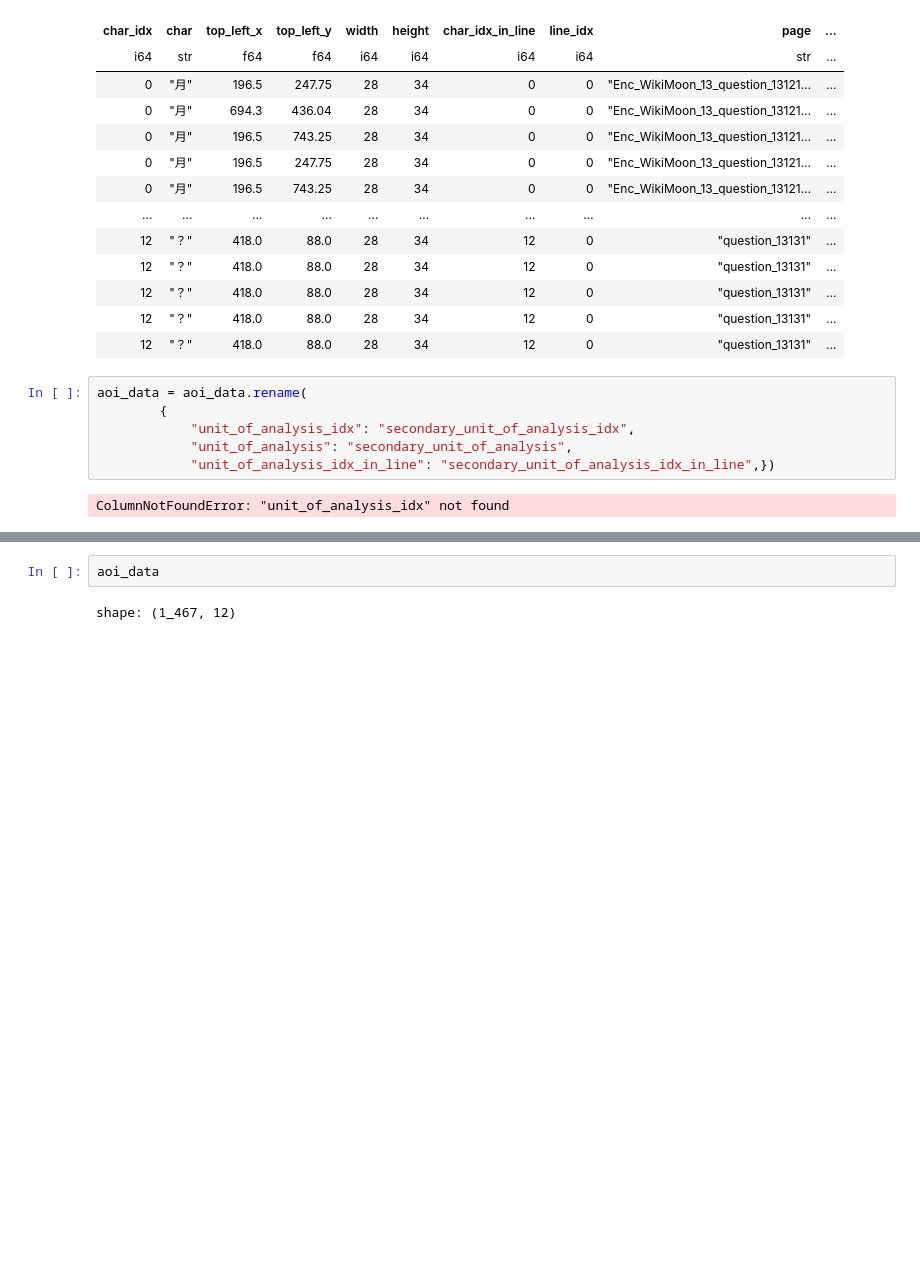
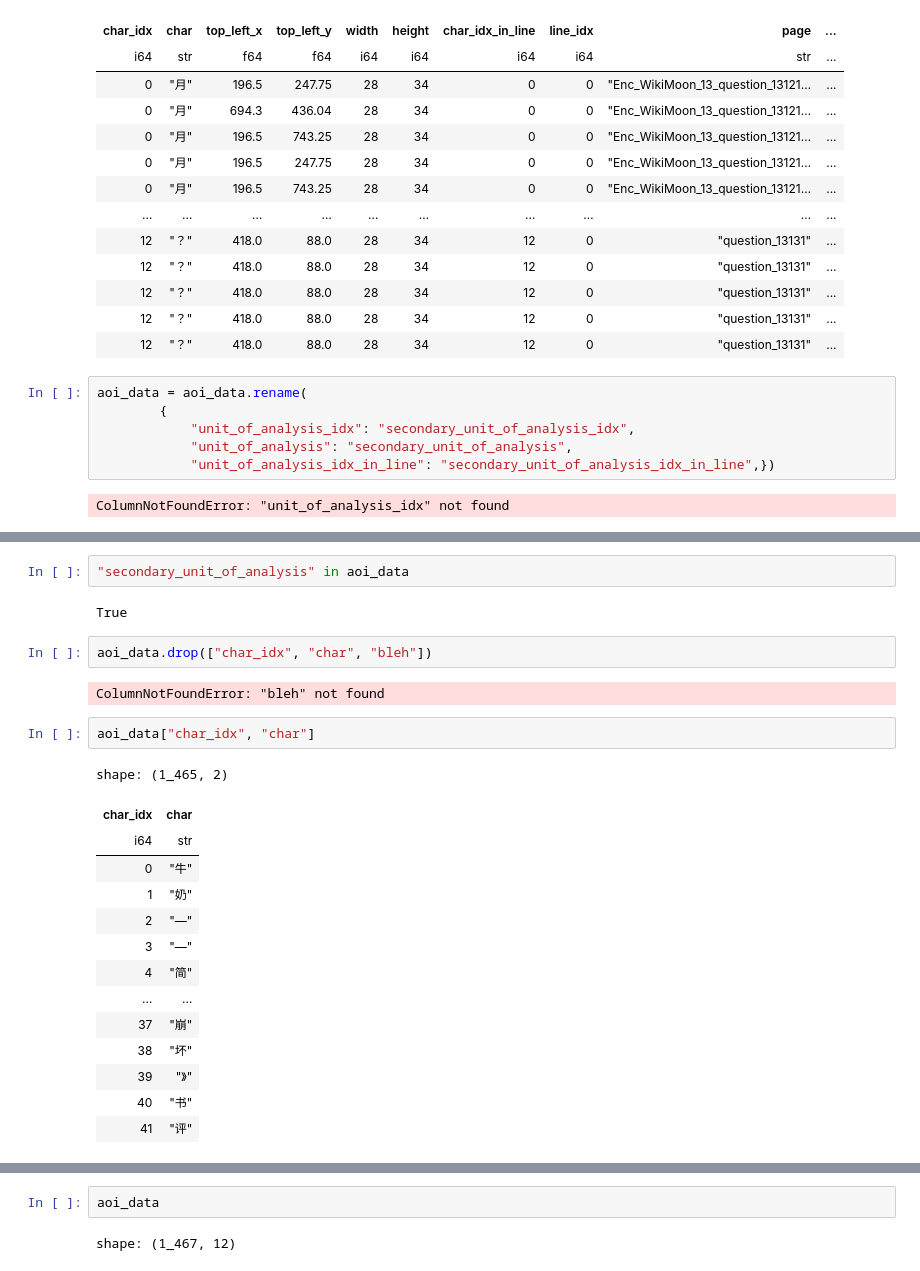
Before and after one commit to MultiplEYE-COST/multipleye-preprocessing, a Jupyter notebook: development.ipynb, the cells around one changed output, grey strips where cells are left out. Cells and saved outputs as stored; diff of their text form; blank space fills up the shorter version.

```diff
--- a/development.ipynb
+++ b/development.ipynb
@@ -518,3 +548,28 @@ def _add_custom_uoa(
+# %%
+"secondary_unit_of_analysis" in aoi_data
+# %% [output]
+True
+# %%
+aoi_data.drop(["char_idx", "char", "bleh"])
+# %% [output]
+ColumnNotFoundError: "bleh" not found
+# %%
+aoi_data["char_idx", "char"]
+# %% [output]
+shape: (1_465, 2)
+| char_idx | char |
+| i64 | str |
+| 0 | "牛" |
+| 1 | "奶" |
+| 2 | "—" |
+| 3 | "—" |
+| 4 | "简" |
+| … | … |
+| 37 | "崩" |
+| 38 | "坏" |
+| 39 | "》" |
+| 40 | "书" |
+| 41 | "评" |
 # %%
 for aoi_file in aoi_files:
     if "question" in aoi_file.name:
```
Also changed, not shown: parts of 17 cells of this notebook, 3 other files.
